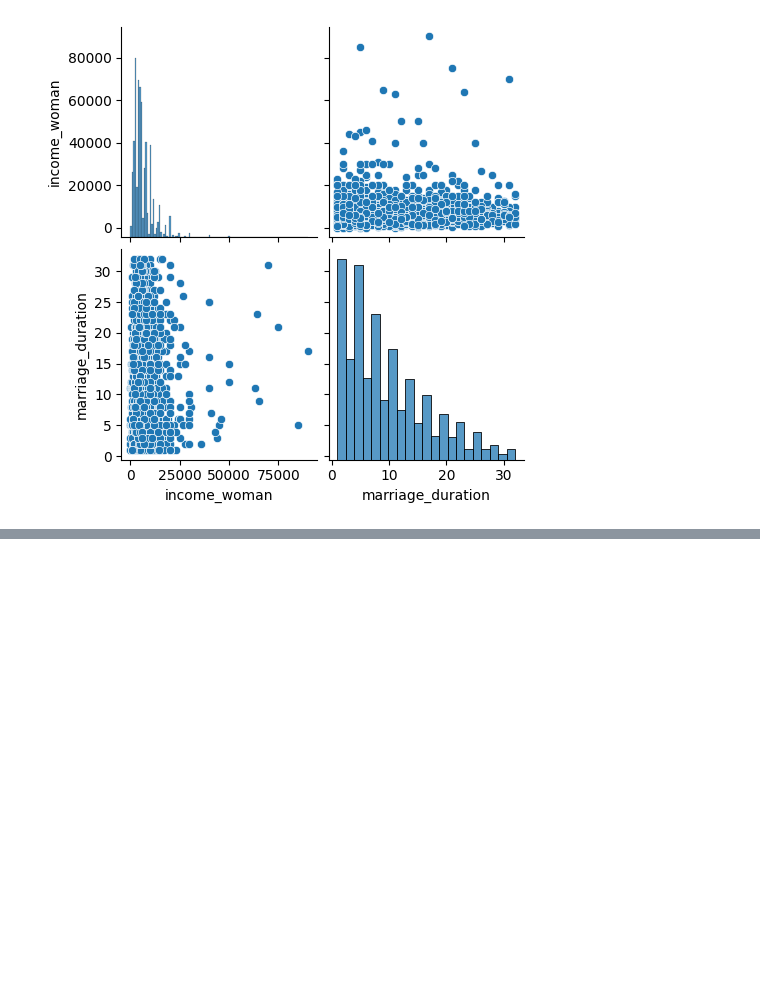
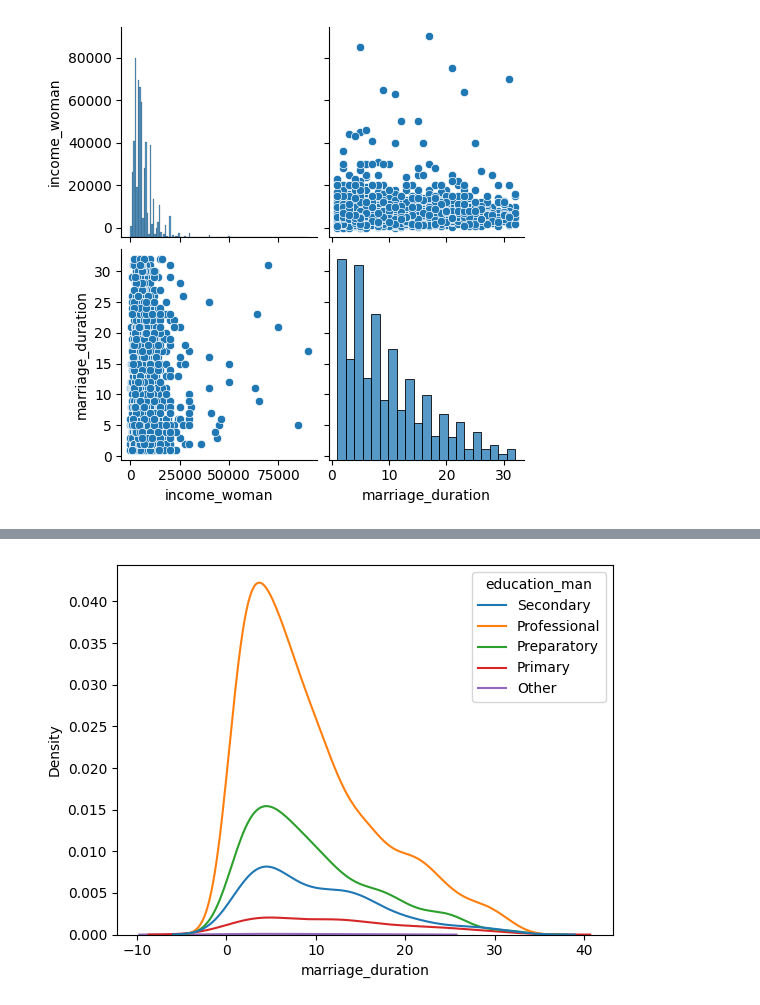
Before and after one commit to shreyasstha/data, a Jupyter notebook: EDA.ipynb, the cells around one changed output, grey strips where cells are left out. Saved outputs shown, nothing was run; the diff lists cells and outputs as text; code cells hidden in the pictures; blank space fills up the shorter version.

```diff
--- a/EDA.ipynb
+++ b/EDA.ipynb
@@ -941,0 +966,7 @@ plt.show()
+# %%
+#kernel density estimate
+sns.kdeplot(data=divorce, x="marriage_duration", hue="education_man")
+plt.show()
+#here marriage duration less than 0
+# %% [output]
+[figure, added]
```
Also changed, not shown: parts of 14 cells of this notebook.
